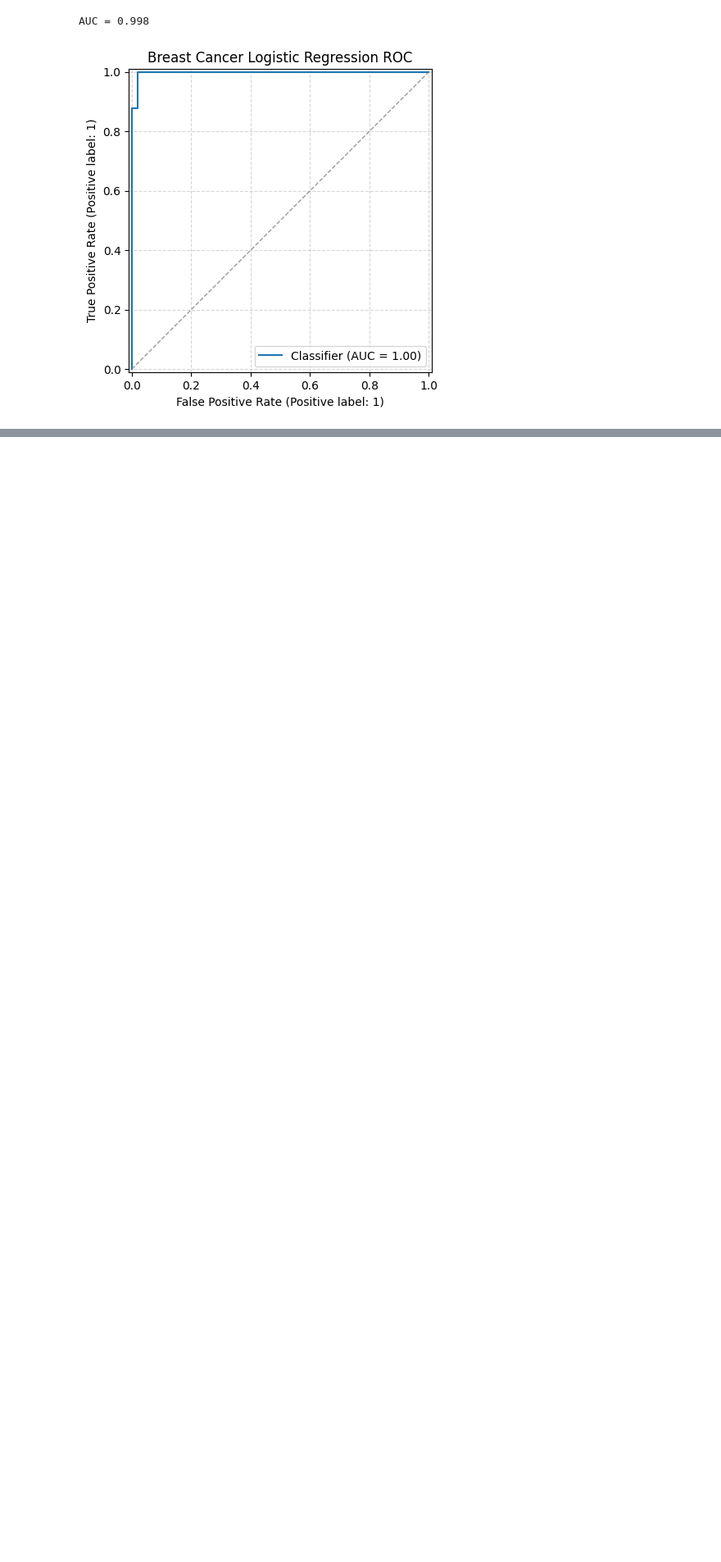
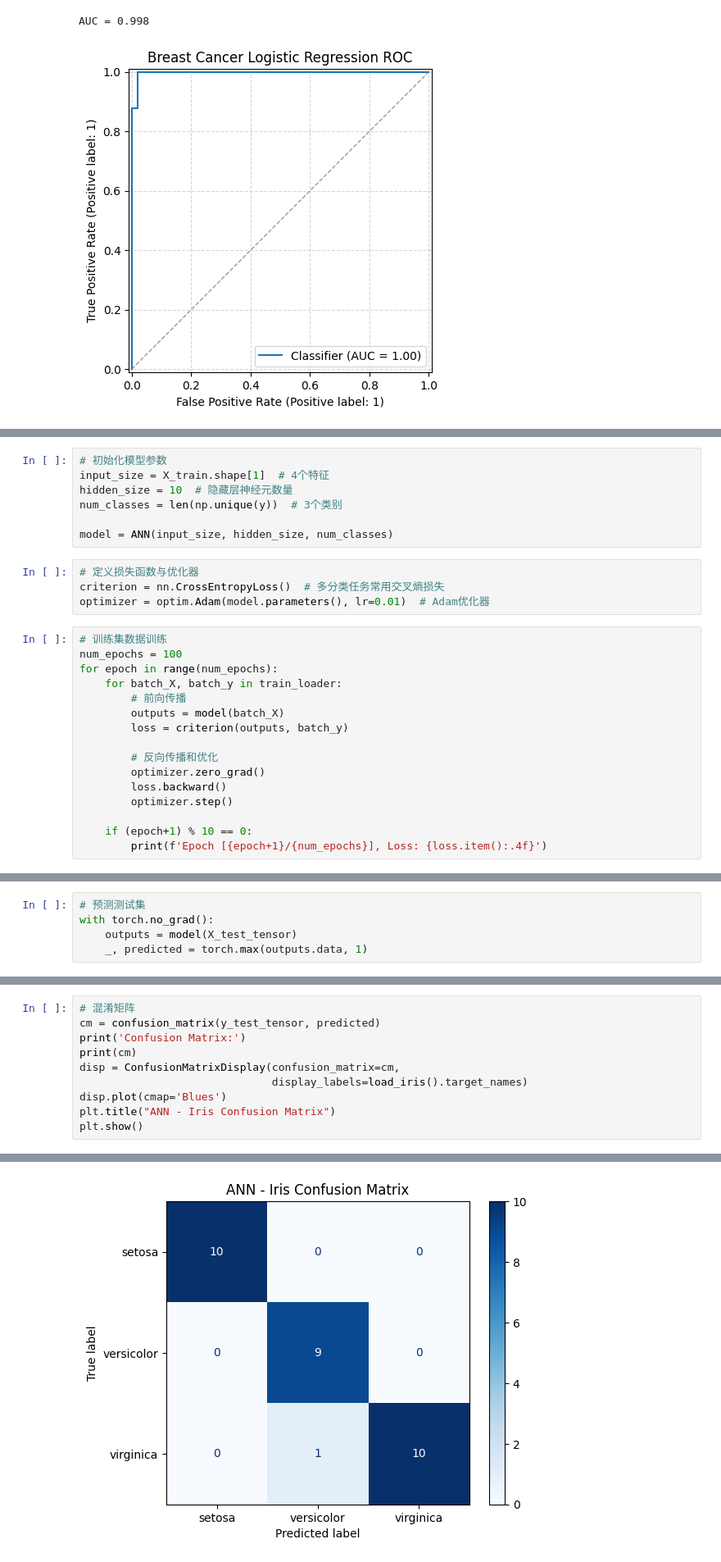
Before and after one commit to Alberthua-Perl/python-project-demo, a Jupyter notebook: AI267v2.x-course-demo/基于 Red Hat OpenShift AI 运行 MLOps.ipynb, the cells around one changed output, grey strips where cells are left out. Shown: that part at 82% size. Saved outputs shown, nothing was run; the diff lists cells and outputs as text; blank space fills up the shorter version.

```diff
--- a/AI267v2.x-course-demo/基于 Red Hat OpenShift AI 运行 MLOps.ipynb
+++ b/AI267v2.x-course-demo/基于 Red Hat OpenShift AI 运行 MLOps.ipynb
@@ -1030,0 +1254,27 @@ weighted avg       0.85      0.84      0.84        38
+# %%
+# 初始化模型参数
+input_size = X_train.shape[1]  # 4个特征
+hidden_size = 10  # 隐藏层神经元数量
+num_classes = len(np.unique(y))  # 3个类别
+
+model = ANN(input_size, hidden_size, num_classes)
+# %%
+# 定义损失函数与优化器
+criterion = nn.CrossEntropyLoss()  # 多分类任务常用交叉熵损失
+optimizer = optim.Adam(model.parameters(), lr=0.01)  # Adam优化器
+# %%
+# 训练集数据训练
+num_epochs = 100
+for epoch in range(num_epochs):
+    for batch_X, batch_y in train_loader:
+        # 前向传播
+        outputs = model(batch_X)
+        loss = criterion(outputs, batch_y)
+
+        # 反向传播和优化
+        optimizer.zero_grad()
+        loss.backward()
+        optimizer.step()
+
+    if (epoch+1) % 10 == 0:
+        print(f'Epoch [{epoch+1}/{num_epochs}], Loss: {loss.item():.4f}')
@@ -1030,0 +1292,5 @@ weighted avg       0.85      0.84      0.84        38
+# %%
+# 预测测试集
+with torch.no_grad():
+    outputs = model(X_test_tensor)
+    _, predicted = torch.max(outputs.data, 1)
@@ -1030,0 +1318,11 @@ weighted avg       0.85      0.84      0.84        38
+# %%
+# 混淆矩阵
+cm = confusion_matrix(y_test_tensor, predicted)
+print('Confusion Matrix:')
+print(cm)
+disp = ConfusionMatrixDisplay(confusion_matrix=cm,
+                              display_labels=load_iris().target_names)
+disp.plot(cmap='Blues')
+plt.title("ANN - Iris Confusion Matrix")
+plt.show()
+# %% [output]
@@ -1030,0 +1333 @@ weighted avg       0.85      0.84      0.84        38
+[figure, added]
```
Also changed, not shown: parts of 47 cells of this notebook, 2 other files.
